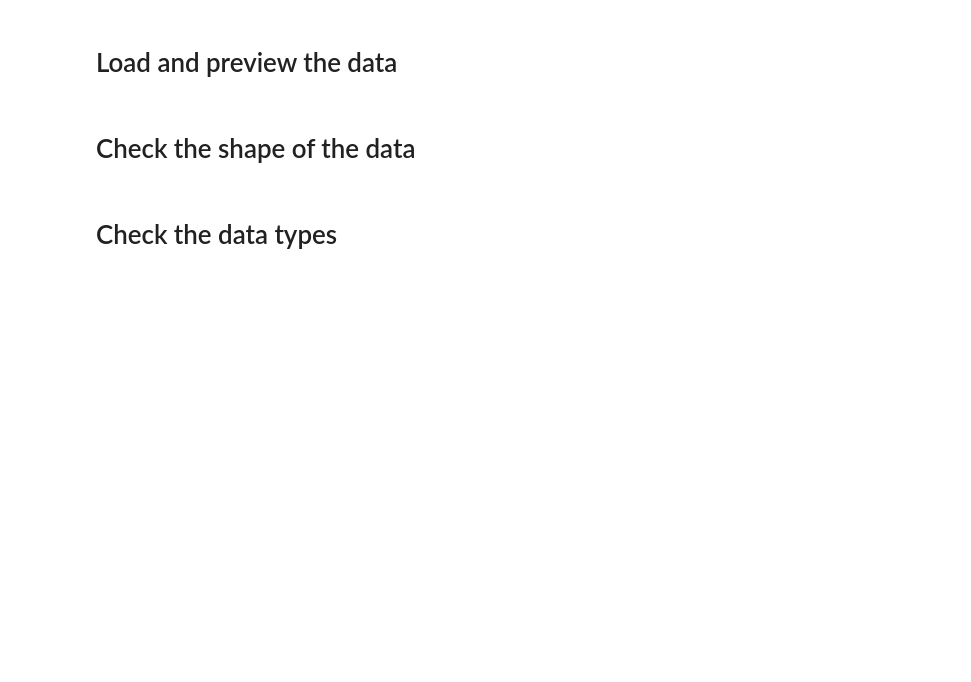
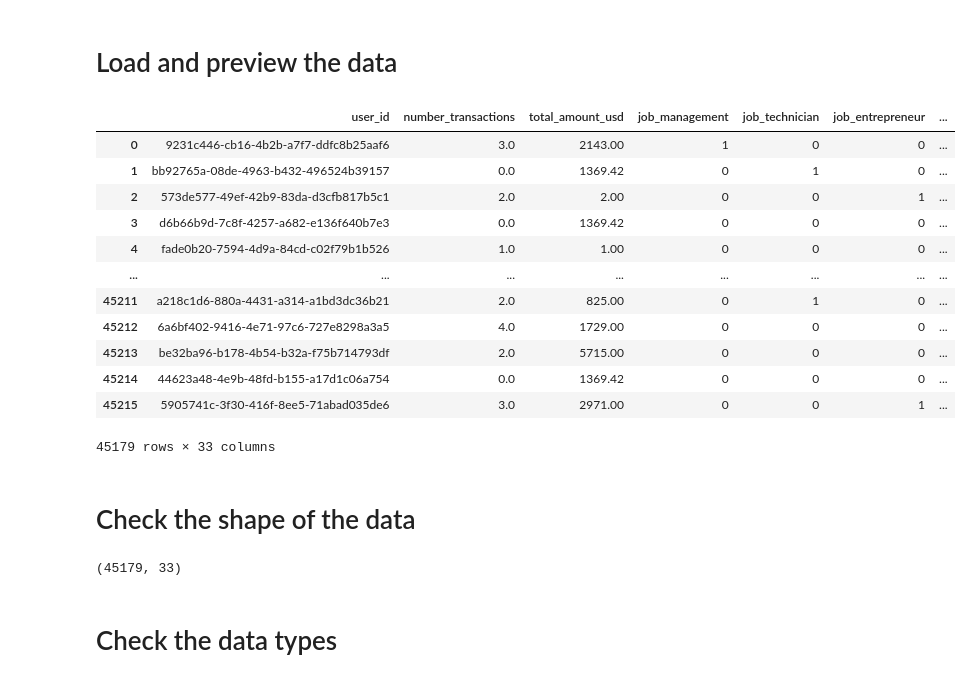
Before and after one commit to Tuwaiq-Data-Science-Bootcamp-V5/Preprocessing_Lab1, a Jupyter notebook: Preprocessing.ipynb, the cells around one changed output. Saved outputs shown, nothing was run; the diff lists cells and outputs as text; code cells hidden in the pictures; blank space fills up the shorter version.

```diff
--- a/Preprocessing.ipynb
+++ b/Preprocessing.ipynb
@@ -3,6 +22,27 @@
 # %% [markdown]
 # Load and preview the data
+# %%
+df = pd.read_pickle('users_data_final.pickle')
+df
+# %% [output]
+|  | user_id | number_transactions | total_amount_usd | job_management | job_technician | job_entrepreneur | ... |
+| 0 | 9231c446-cb16-4b2b-a7f7-ddfc8b25aaf6 | 3.0 | 2143.00 | 1 | 0 | 0 | ... |
+| 1 | bb92765a-08de-4963-b432-496524b39157 | 0.0 | 1369.42 | 0 | 1 | 0 | ... |
+| 2 | 573de577-49ef-42b9-83da-d3cfb817b5c1 | 2.0 | 2.00 | 0 | 0 | 1 | ... |
+| 3 | d6b66b9d-7c8f-4257-a682-e136f640b7e3 | 0.0 | 1369.42 | 0 | 0 | 0 | ... |
+| 4 | fade0b20-7594-4d9a-84cd-c02f79b1b526 | 1.0 | 1.00 | 0 | 0 | 0 | ... |
+| ... | ... | ... | ... | ... | ... | ... | ... |
+| 45211 | a218c1d6-880a-4431-a314-a1bd3dc36b21 | 2.0 | 825.00 | 0 | 1 | 0 | ... |
+| 45212 | 6a6bf402-9416-4e71-97c6-727e8298a3a5 | 4.0 | 1729.00 | 0 | 0 | 0 | ... |
+| 45213 | be32ba96-b178-4b54-b32a-f75b714793df | 2.0 | 5715.00 | 0 | 0 | 0 | ... |
+| 45214 | 44623a48-4e9b-48fd-b155-a17d1c06a754 | 0.0 | 1369.42 | 0 | 0 | 0 | ... |
+| 45215 | 5905741c-3f30-416f-8ee5-71abad035de6 | 3.0 | 2971.00 | 0 | 0 | 1 | ... |
+45179 rows × 33 columns
 # %% [markdown]
 # Check the shape of the data
+# %%
+df.shape
+# %% [output]
+(45179, 33)
 # %% [markdown]
 # Check the data types
```
Also changed, not shown: parts of 9 cells of this notebook.
